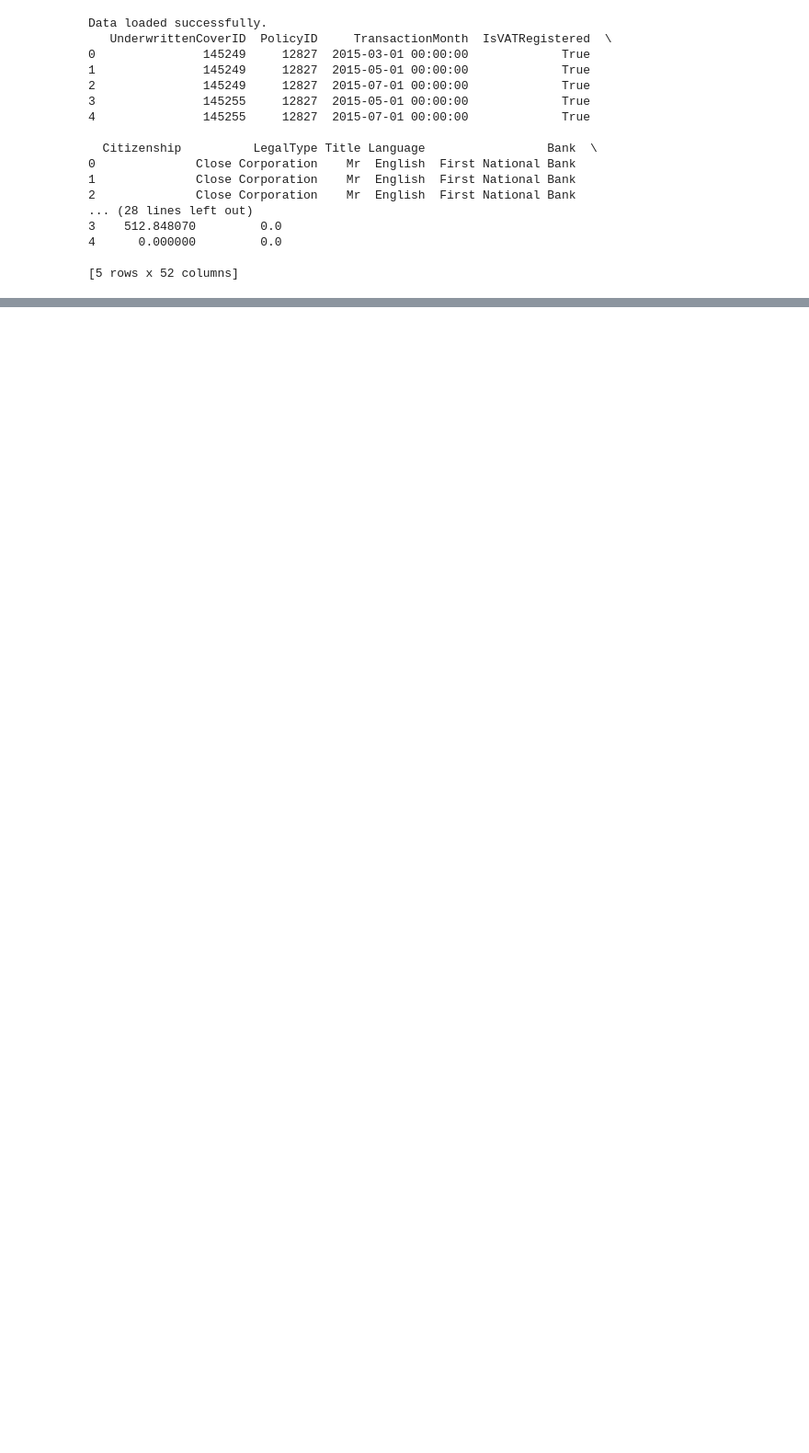
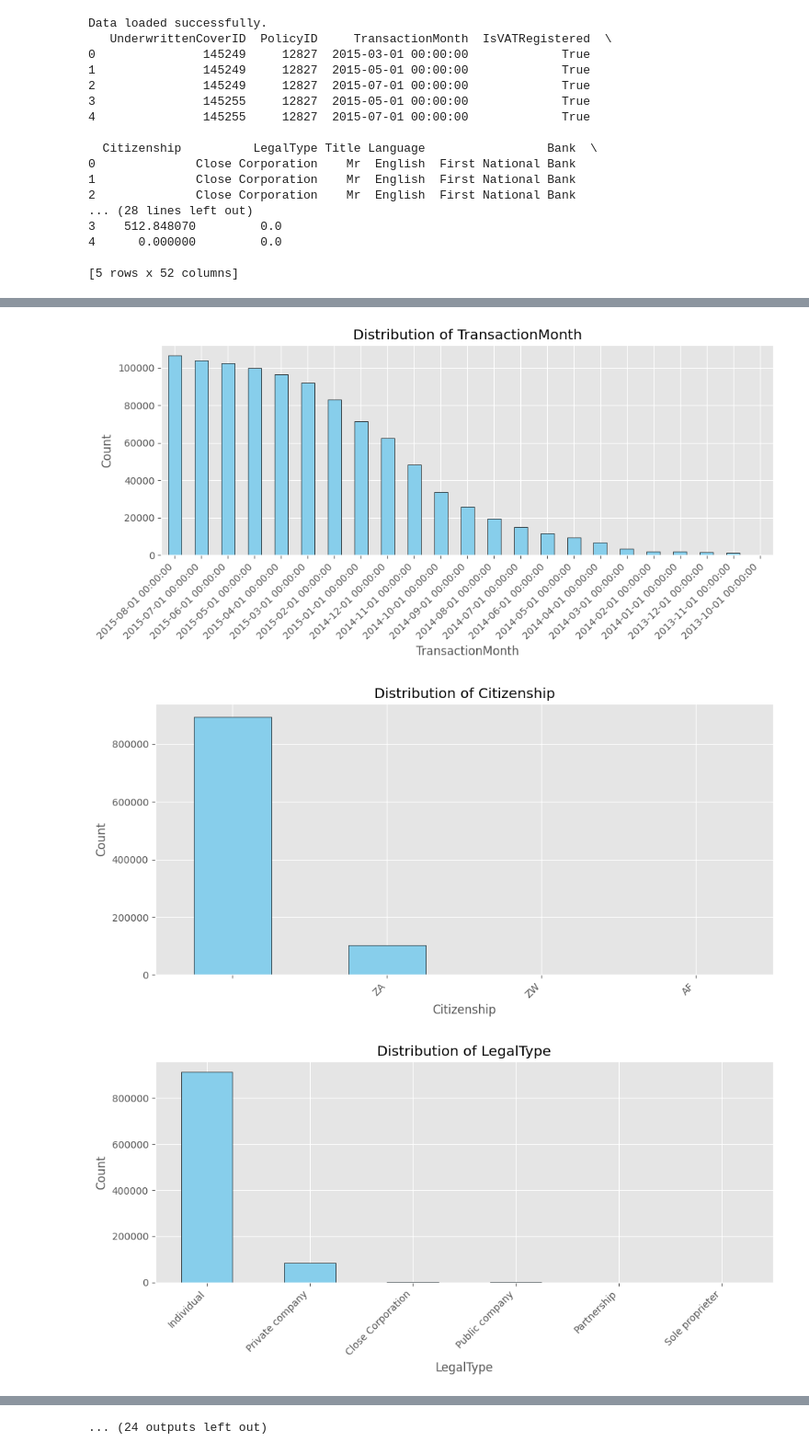
Before and after one commit to Mzluci9/-Insurance_Risk-_Analytics_-_Predictive_Modeling, a Jupyter notebook: notebooks/task_1_EDA.ipynb, the cells around one changed output, grey strips where cells are left out. Shown at 92% size. Cells and saved outputs as stored; diff of their text form; code cells hidden in the pictures; blank space fills up the shorter version.

```diff
--- a/notebooks/task_1_EDA.ipynb
+++ b/notebooks/task_1_EDA.ipynb
@@ -36,0 +126,20 @@ Data loaded successfully.
+# %%
+
+# Plot bar charts for all categorical columns
+for column in data.select_dtypes(include=['object']).columns:
+    plt.figure(figsize=(10, 5))            # Set figure size before plotting
+    data[column].value_counts().plot(
+        kind='bar',
+        color='skyblue',
+        edgecolor='black'
+    )
+    plt.title(f'Distribution of {column}')
+    plt.xlabel(column)
+    plt.ylabel('Count')
+    plt.xticks(rotation=45, ha='right')    # Rotate x labels for better readability
+    plt.tight_layout()                      # Adjust layout to prevent overlap
+    plt.show()
+# %% [output]
+[figure, added]
+[figure, added]
+[figure, added]
@@ -36,0 +155 @@ Data loaded successfully.
+... (24 outputs left out)
```
Also changed, not shown: parts of 21 cells of this notebook, 2 other files.
